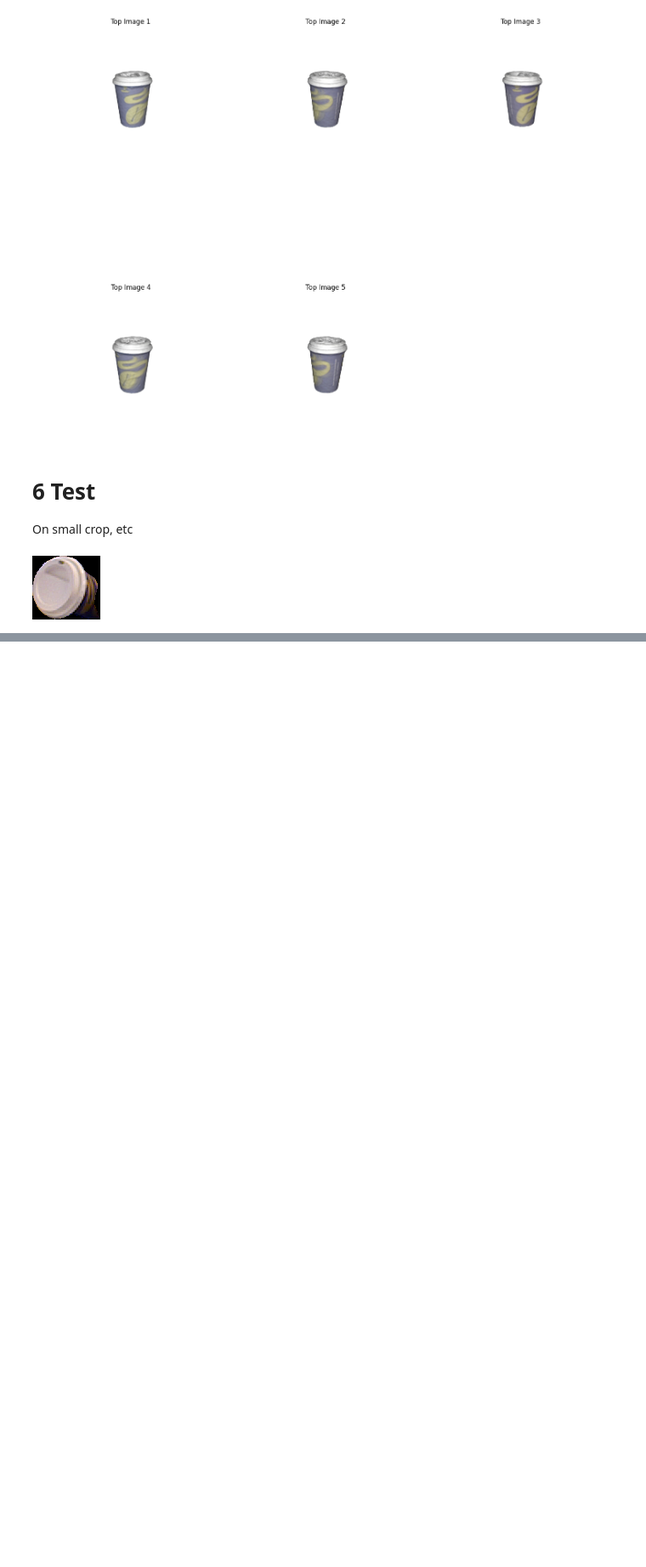
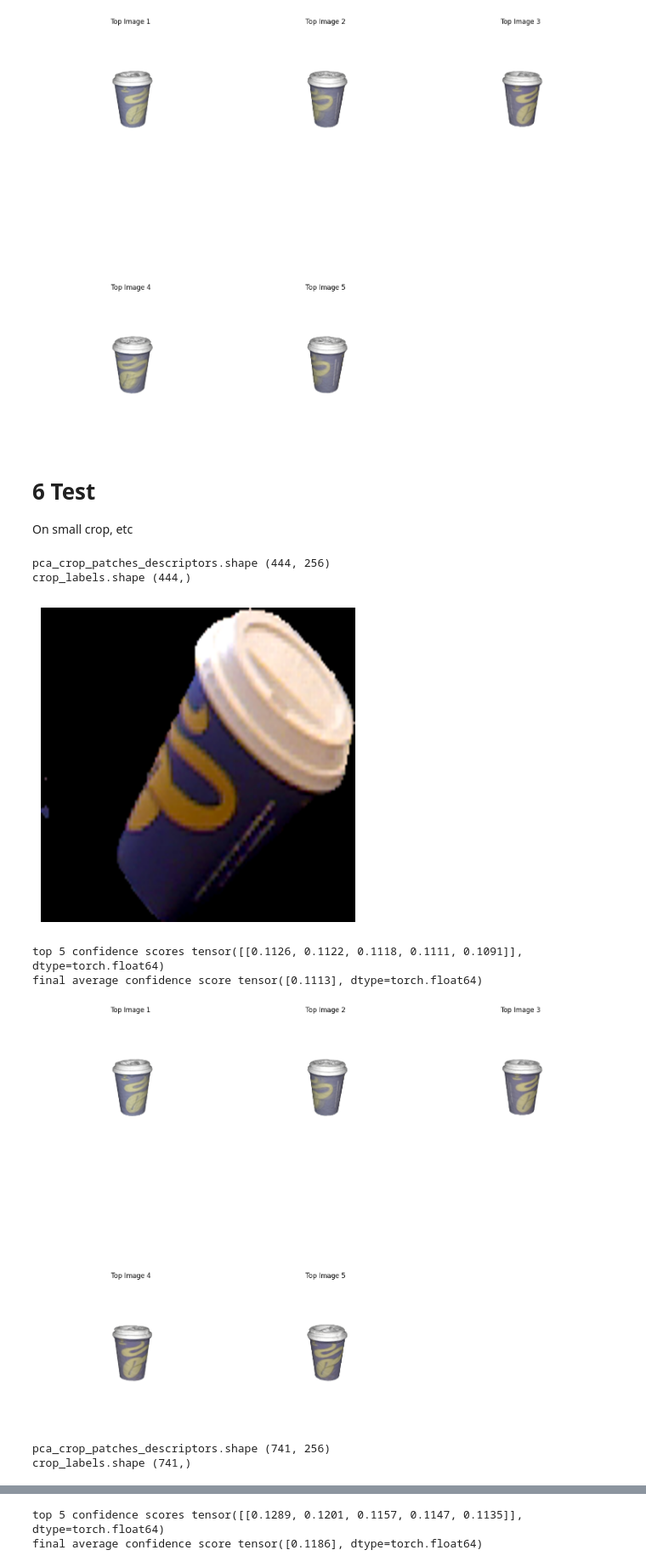
Before and after one commit to Kudo510/cnos, a Jupyter notebook: foundpose_2.ipynb, the cells around one changed output, grey strips where cells are left out. Shown at 85% size. Cells and saved outputs as stored; diff of their text form; code cells hidden in the pictures; blank space fills up the shorter version.

```diff
--- a/foundpose_2.ipynb
+++ b/foundpose_2.ipynb
@@ -287,8 +287,39 @@ final average confidence score tensor([0.1093], dtype=torch.float64)
 # %% [markdown]
 # 6 Test
 On small crop, etc
-# %%
-small_crop_rgb = np.array(Image.open("cnos_analysis/crop_proposals/crop2.png").convert("RGB")) # (124, 157, 3)
-Image.open("cnos_analysis/crop_proposals/crop2.png")
-# %% [output]
-[figure, removed]
+# %%
+from sklearn.decomposition import PCA
+
+def retrieve_template(image_path, device, model=dinov2_vitl14):# Load image crop
+    crop_rgb = np.array(Image.open(image_path).convert("RGB").resize((420,420))) # (124, 157, 3)
+    resized_crop_rgb = np.array(Image.open(image_path).convert("RGB").resize((30,30))) # (124, 157, 3)
+    crop_mask = np.clip(np.sum(resized_crop_rgb, axis=-1), 0, 1).reshape(-1)
+
+    crop_feature = patches_feature_extraction(np.expand_dims(crop_rgb, 0), model, device).permute(0,2,3,1).reshape(-1,1024)
+    valid_crop_features = crop_feature[crop_mask==1]
+
+    pca = PCA(n_components=256)
+    pca_crop_patches_descriptors = pca.fit_transform(np.array(valid_crop_features.cpu()))
+    print("pca_crop_patches_descriptors.shape", pca_crop_patches_descriptors.shape)
+
+    # Assign labels to the data points
+    crop_labels = kmeans.index.search(pca_crop_patches_descriptors, 1)[1].reshape(-1)
+    print("crop_labels.shape", crop_labels.shape)
+
+    crop_vector = calculate_crop_vector(crop_labels = crop_labels, templates_labels = templates_labels, num_clusters = 2048)
+    calculate_similarity(crop_rgb, crop_vector, concat_templates_vector, metric, synthetic=True)
+
+    return crop_feature
+# %%
+# Small crop
+big = retrieve_template(image_path="cnos_analysis/crop_proposals/crop1.png", device=device, model=dinov2_vitl14)
+small = retrieve_template(image_path="cnos_analysis/crop_proposals/crop2.png", device=device, model=dinov2_vitl14)
+# %% [output]
+pca_crop_patches_descriptors.shape (444, 256)
+crop_labels.shape (444,)
+[figure, added]
+top 5 confidence scores tensor([[0.1126, 0.1122, 0.1118, 0.1111, 0.1091]], dtype=torch.float64)
+final average confidence score tensor([0.1113], dtype=torch.float64)
+[figure, added]
+pca_crop_patches_descriptors.shape (741, 256)
+crop_labels.shape (741,)
@@ -294,0 +327,2 @@ Image.open("cnos_analysis/crop_proposals/crop2.png")
+top 5 confidence scores tensor([[0.1289, 0.1201, 0.1157, 0.1147, 0.1135]], dtype=torch.float64)
+final average confidence score tensor([0.1186], dtype=torch.float64)
```
Also changed, not shown: parts of 3 cells of this notebook.
